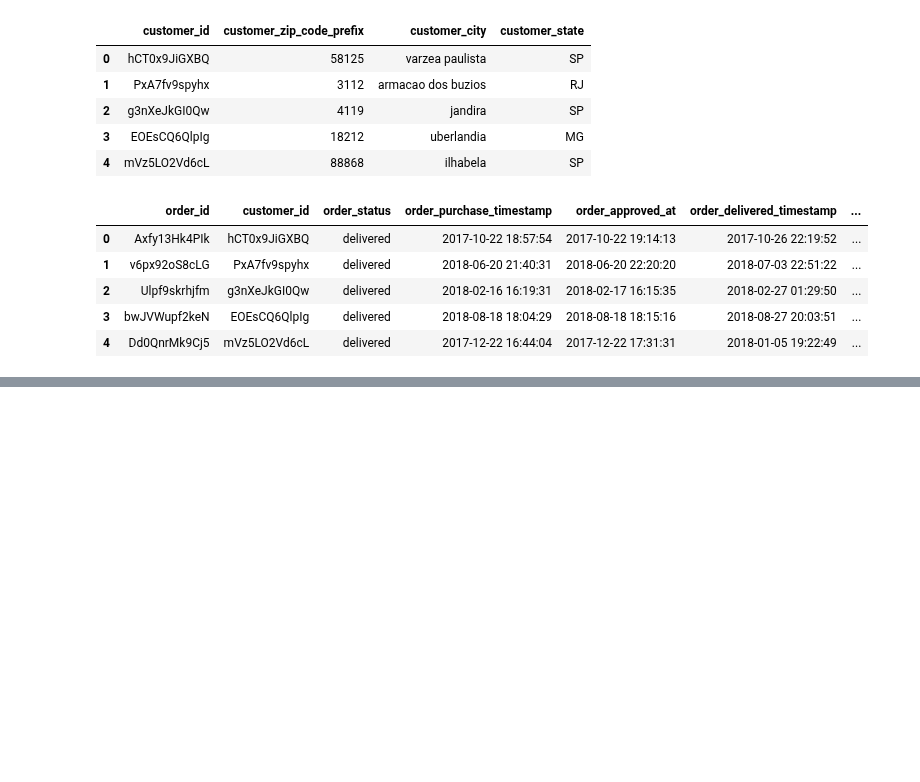
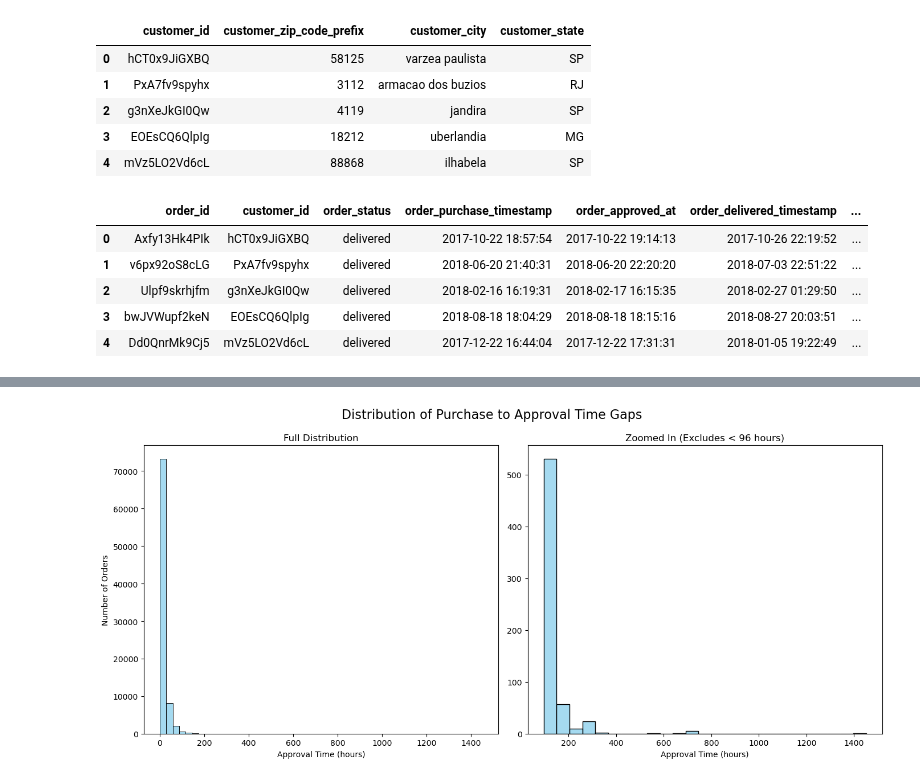
Before and after one commit to JatinY459/ecommerce-data-analysis, a Jupyter notebook: notebooks/03_EDA_orders_customers.ipynb, the cells around one changed output, grey strips where cells are left out. Cells and saved outputs as stored; diff of their text form; code cells hidden in the pictures; blank space fills up the shorter version.

Commit message:
added approval time analysis in 03_eda notebook

```diff
--- a/notebooks/03_EDA_orders_customers.ipynb
+++ b/notebooks/03_EDA_orders_customers.ipynb
@@ -225,0 +251,29 @@ orders.head()
+# %%
+import matplotlib.pyplot as plt
+import seaborn as sns
+
+fig, axs = plt.subplots(1, 2, figsize=(14, 6))
+
+# plot 1
+sns.histplot(data=orders, x='purchase_to_approval_hours', bins=50, color='skyblue', ax=axs[0])
+axs[0].set_title('Full Distribution')
+axs[0].set_xlabel('Approval Time (hours)')
+axs[0].set_ylabel('Number of Orders')
+
+# plot 2
+sns.histplot(
+    data=orders[orders['purchase_to_approval_hours'] >= 96],  # filter out first bin
+    x='purchase_to_approval_hours',
+    bins=25,
+    color='skyblue',
+    ax=axs[1]
+)
+axs[1].set_title('Zoomed In (Excludes < 96 hours)')
+axs[1].set_xlabel('Approval Time (hours)')
+axs[1].set_ylabel('')
+
+plt.tight_layout()
+plt.suptitle('Distribution of Purchase to Approval Time Gaps', fontsize=16, y=1.05)
+plt.show()
+# %% [output]
+[figure, added]
```
Also changed, not shown: parts of 5 cells of this notebook.
